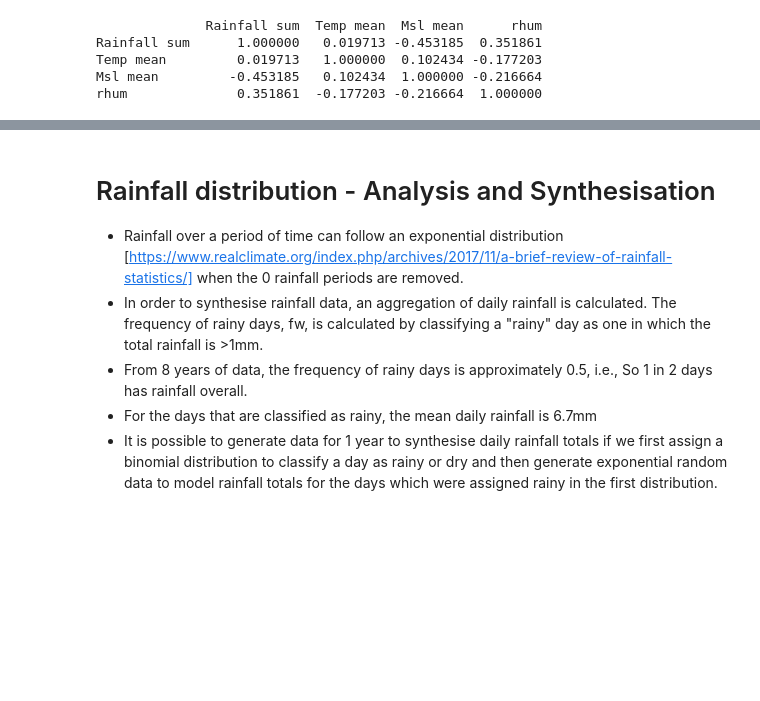
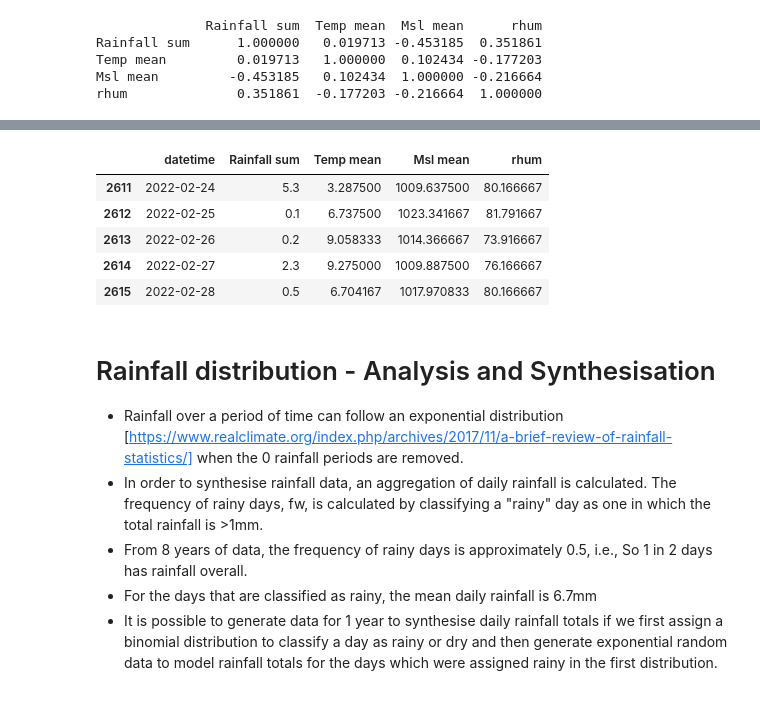
Before and after one commit to Eilis9/PfDA_Project1, a Jupyter notebook: met_athenry.ipynb, the cells around one changed output, grey strips where cells are left out. Saved outputs shown, nothing was run; the diff lists cells and outputs as text; code cells hidden in the pictures; blank space fills up the shorter version.

```diff
--- a/met_athenry.ipynb
+++ b/met_athenry.ipynb
@@ -111,3 +119,37 @@ rhum              0.351861  -0.177203 -0.216664  1.000000
+# %%
+# Call a function to split the data and return data based on a month
+def split_seasons(df_to_split, month):
+  season_loc = df_to_split['datetime'].dt.month.between(month_start, month_end)
+  return df_to_split.loc[season_loc]
+
+def
+
+
+# put datetime back as a variable
+# https://sparkbyexamples.com/pandas/pandas-set-index-to-column-in-dataframe/
+mydata_agg_i = mydata_agg.reset_index()
+winter = [12, 1, 2]
+spring = [3, 4, 5]
+summer = [6, 7, 8]
+autumn = [9, 10, 11]
+seasons = [spring, summer, autumn, winter]
+
+for season in seasons:
+    for item in season:
+
+
+
+winter_df = split_seasons(mydata_agg_i, 1)
+winter_df.head()
+len(winter_df)
+winter_df.tail()
+# %% [output]
+|  | datetime | Rainfall sum | Temp mean | Msl mean | rhum |
+| 2611 | 2022-02-24 | 5.3 | 3.287500 | 1009.637500 | 80.166667 |
+| 2612 | 2022-02-25 | 0.1 | 6.737500 | 1023.341667 | 81.791667 |
+| 2613 | 2022-02-26 | 0.2 | 9.058333 | 1014.366667 | 73.916667 |
+| 2614 | 2022-02-27 | 2.3 | 9.275000 | 1009.887500 | 76.166667 |
+| 2615 | 2022-02-28 | 0.5 | 6.704167 | 1017.970833 | 80.166667 |
 # %% [markdown]
 # Rainfall distribution - Analysis and Synthesisation
 - Rainfall over a period of time can follow an exponential distribution [https://www.realclimate.org/index.php/archives/2017/11/a-brief-review-of-rainfall-statistics/] when the 0 rainfall periods are removed.
```
Also changed, not shown: parts of 8 cells of this notebook.
